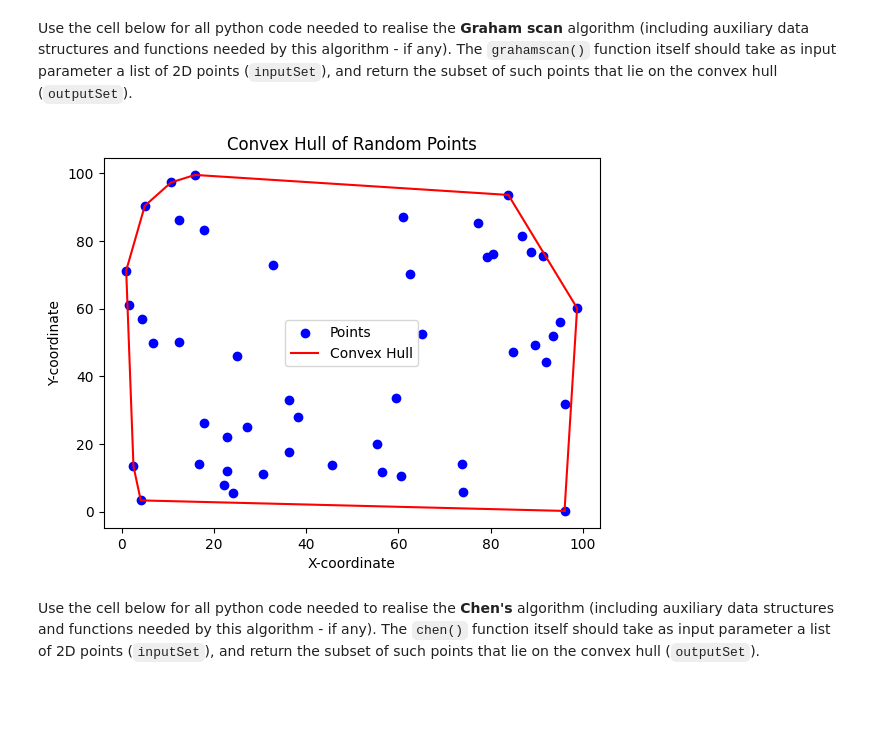
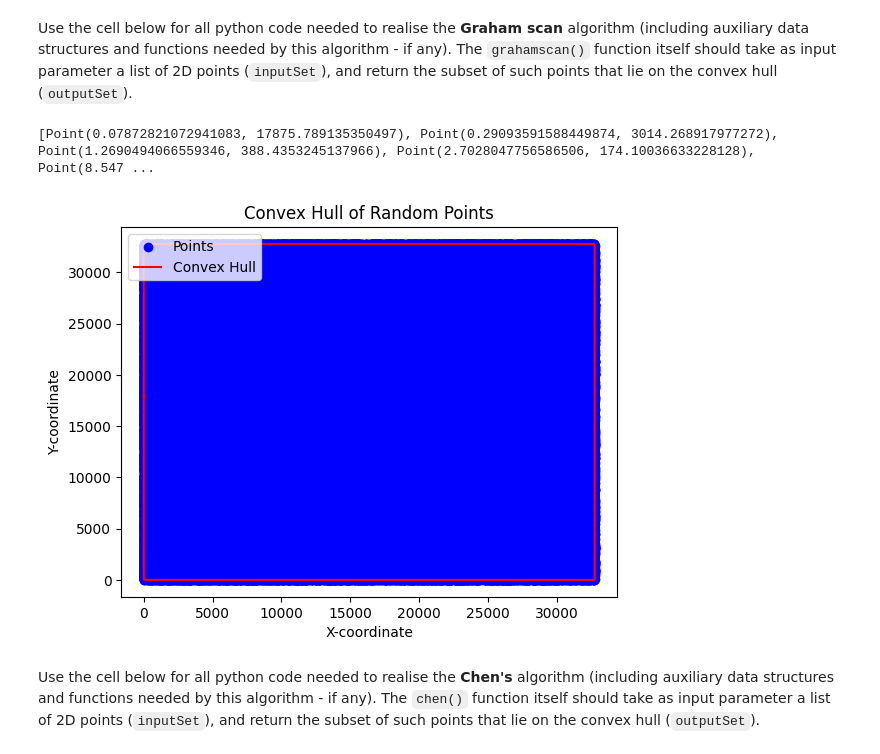
Before and after one commit to levon-d/convex-hull-algorithms, a Jupyter notebook: grp-XXX-0005code.ipynb, the cells around one changed output. Drawn from its saved outputs; the diff is of its cells as text; code cells hidden in the pictures; blank space fills up the shorter version.

```diff
--- a/grp-XXX-0005code.ipynb
+++ b/grp-XXX-0005code.ipynb
@@ -133,17 +134,21 @@ class Point:
 def generate_random_points(num_points, range_x, range_y):
     return [Point(random.uniform(0, range_x), random.uniform(0, range_y)) for _ in range(num_points)]
 
-# Function to find the point with the lowest y-coordinate (and the leftmost in case of a tie)
-def find_lowest_point(points):
-    lowest_point = points[0]
+# Function to find the point with the smallest x-coordinate (and the smallest y in case of a tie)
+def find_leftmost_point(points):
+    leftmost_point = points[0]
     for point in points[1:]:
-        if (point.y < lowest_point.y) or (point.y == lowest_point.y and point.x < lowest_point.x):
-            lowest_point = point
-    return lowest_point
+        if (point.x < leftmost_point.x) or (point.x == leftmost_point.x and point.y < leftmost_point.y):
+            leftmost_point = point
+    return leftmost_point
 
-#Calculates the polar angle from base_point to point.
+# Calculates the polar angle from base_point to point.
 def polar_angle(base_point, point):
-    return math.atan2(point.y - base_point.y, point.x - base_point.x)
+    if base_point == point:
+        return -math.inf
+    dy = point.y - base_point.y
+    dx = point.x - base_point.x
+    return math.atan2(dy, dx) if dx != 0 else (math.pi / 2 if dy > 0 else (3 * math.pi / 2))
 
 #Calculates the square of the distance between base_point and point.
 def distance(base_point, point):
@@ -169,15 +174,19 @@ def graham_scan(inputSet):
     # Step 1: Handle the edge case with fewer than 3 points
     if len(inputSet) < 3:
         # Convex hull is not defined for fewer than 3 points
-        return inputSet
+        return sorted(inputSet, key= lambda p: p.x)
 
     # Remove duplicate points to avoid processing the same point twice
     unique_points = list(set(inputSet))
 
-    # Step 2: Find the point with the lowest y-coordinate, or the lowest x-coordinate among ties
-    P0 = find_lowest_point(unique_points)
+    # Step 2: Find the point with the smallest x-coordinate, or the smallest y-coordinate among ties
+    P0 = find_leftmost_point(unique_points)
 
     # Step 3: Sort the points by the polar angle with P
+    for point in unique_points:
+        if polar_angle(P0, point) == 0:
+            print(point)
+
     sorted_points = sorted(unique_points, key=lambda p: (polar_angle(P0, p), distance(P0, p)))
 
     # Step 4: Initialize the stack with the first two points
@@ -189,35 +198,37 @@ def graham_scan(inputSet):
         # Determine if we have a right turn or are collinear, and if so, pop from stack
         while len(outputSet) > 1 and ccw(outputSet[-2], outputSet[-1], point) <= 0:
             # A non-positive cross product means a right turn or collinear
             # The point is inside the hull and should be removed
             outputSet.pop()
         outputSet.append(point)
 
 
     # The stack now contains the points of the convex hull in counterclockwise order
     return outputSet
 
 
 def plot_convex_hull(points, hull):
     """
     Plots the points and the convex hull.
     """
     plt.scatter([p.x for p in points], [p.y for p in points], color='blue', label='Points')
     hull.append(hull[0])  # Close the hull
     plt.plot([p.x for p in hull], [p.y for p in hull], color='red', label='Convex Hull')
     plt.xlabel('X-coordinate')
     plt.ylabel('Y-coordinate')
     plt.title('Convex Hull of Random Points')
     plt.legend()
     plt.show()
 
 # Example usage
-num_points = 50
-range_x, range_y = 100, 100
+num_points = 700000
+range_x, range_y = 32767, 32767
 points = generate_random_points(num_points, range_x, range_y)
 hull = graham_scan(points)
+print(hull)
 plot_convex_hull(points, hull)
 # %% [output]
+[Point(0.07872821072941083, 17875.789135350497), Point(0.29093591588449874, 3014.268917977272), Point(1.2690494066559346, 388.4353245137966), Point(2.7028047756586506, 174.10036633228128), Point(8.547 ...
-[figure, old version]
+[figure, new version]
 # %% [markdown]
 Use the cell below for all python code needed to realise the **Chen's** algorithm (including auxiliary data structures and functions needed by this algorithm - if any). The `chen()` function itself should take as input parameter a list of 2D points (`inputSet`), and return the subset of such points that lie on the convex hull (`outputSet`).
```
Also changed, not shown: parts of 4 cells of this notebook.
